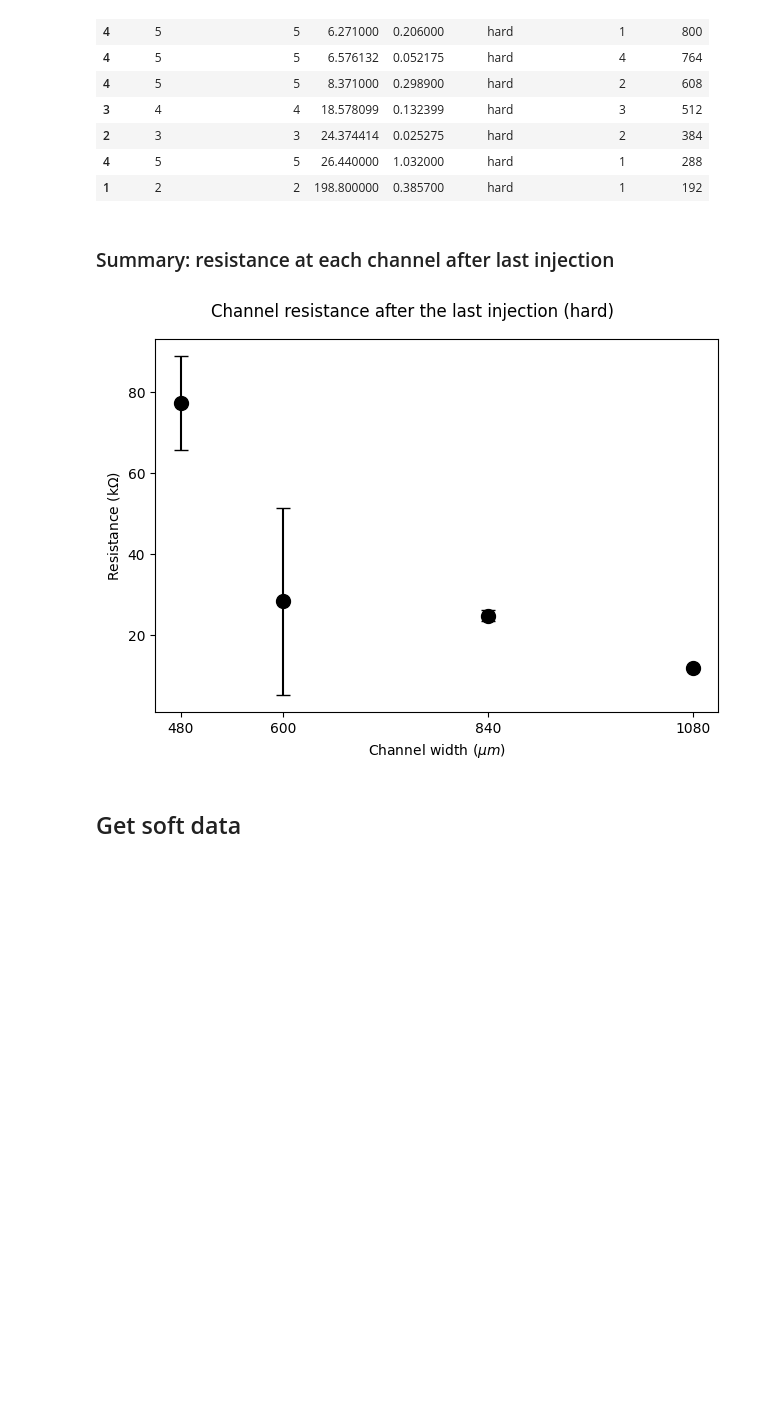
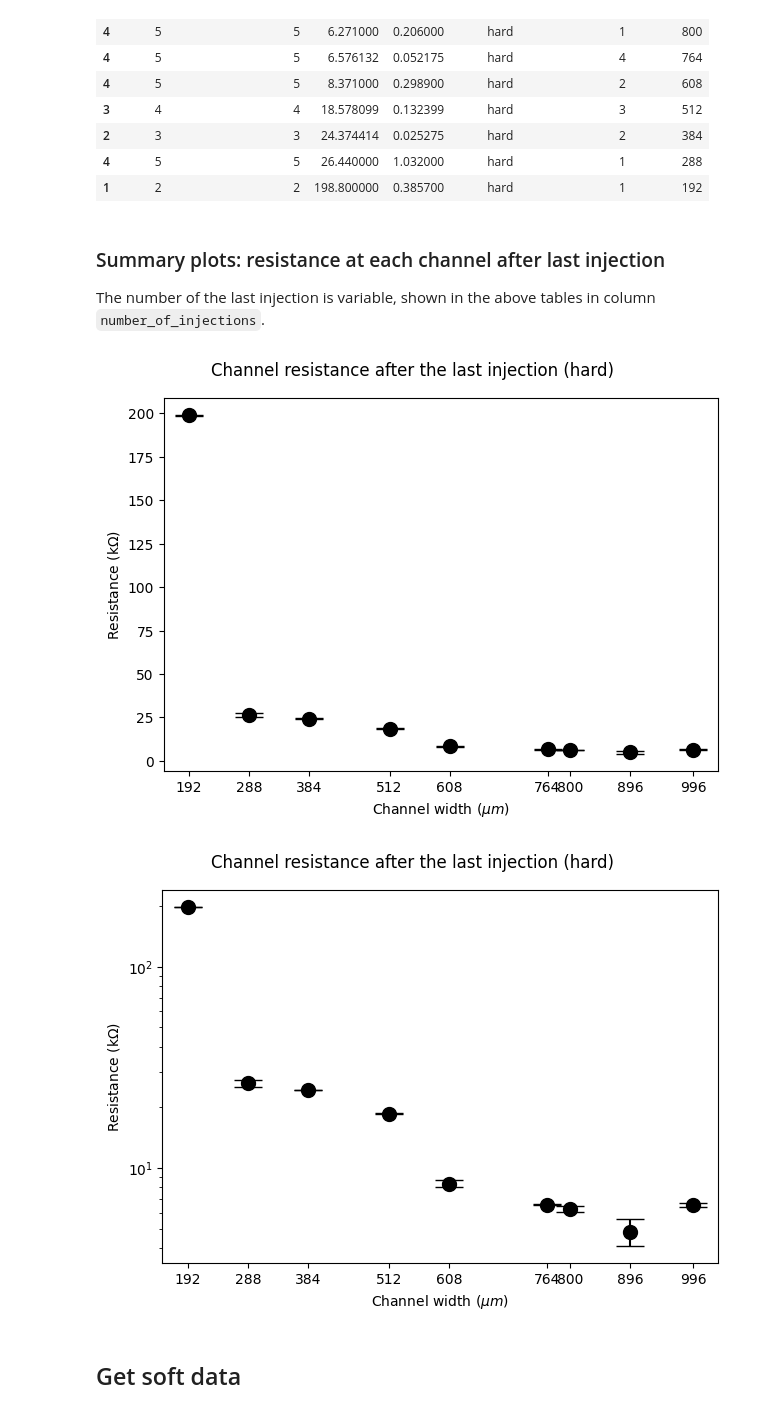
Before and after one commit to mkrause-nps/artificial-muscle, a Jupyter notebook: jupyter_notebooks/analise_thesis.ipynb, the cells around one changed output. Drawn from its saved outputs; the diff is of its cells as text; code cells hidden in the pictures; blank space fills up the shorter version.

```diff
--- a/jupyter_notebooks/analise_thesis.ipynb
+++ b/jupyter_notebooks/analise_thesis.ipynb
@@ -15,6 +16,8 @@ import matplotlib.pyplot as plt
 # %%
 figure_store_path = 'data/figs_sensors_actuators'
 PlotUtils.set_user_figure_dir(user_fig_directory=figure_store_path)
+nrows = 1
+ncols = 1
 title = ''
 ylabel = 'R [K$\Omega$]'
 xlabel_prefix = "injection number"
@@ -22,8 +25,9 @@ xlabel = "injection number"
 colors = None
 xlim = [0, 5]
 ylim = [0, 1e6]
-capsize = 2
+capsize = 10
 subplot_config = {'nrows': 1, 'ncols': 1}
+SAMPLE_NUM_CUTOFF = 1
 # %% [markdown]
 ### Functions - part 1
 # %%
@@ -87,10 +92,13 @@ def get_averaged_channel_data(data: list[tuple]) -> dict:
             chip_counter += 1
             print(f'processing chip: {chip}')
             channel_data.append(ChannelData(channel_width=chip[0], chip_id=chip[1], chip_type=chip[2]))
+
+        # Aggregate data:
         xdata, ydata__aggregated = aggregate_ydata_yerr_from_one_channel(channel_data)
         for d in ydata__aggregated:
             print(f'item in ydata__aggregated: {d}')
 
+        # Restructure data:
         restructured_data = Restructure.restructure(tuple(ydata__aggregated))
         if restructured_data == []:
             continue
@@ -112,14 +120,16 @@ def get_averaged_channel_data(data: list[tuple]) -> dict:
         out_data['chip_type'] = chip[2]
         out_data['number_of_chips'] = chip_counter
         out_data['chip_width'] = chip[0]
-        title = f'Weighted average: Chip type: {chip[2]}, id: {chip[1]}, width: {chip[0]}'
+        title = f'Weighted average: Chip type: {chip[2]}, width: {chip[0]}'
         figname = f'chip_id_{chip[1]}_type_{chip[2]}_width_{chip[0]}_weighted_data.png'
         print(f'printing: {figname}')
 
+        # Ticks on the x-axis are the chip widths we measured from:
         xticks = list(range(1, len(xdata) + 1))
 
-        PlotUtils.plot_scatter(xdata, weighted_ydata, yerr=weighted_yerr, subplot_config=subplot_config, figname=figname, title=title,
-                              capsize=capsize, xlabel=xlabel, ylabel=ylabel, xticks=xticks, colors=None)
+        PlotUtils.plot_scatter(xdata, weighted_ydata, yerr=weighted_yerr, nrows=nrows, ncols=ncols,
+                               figname=figname, title=title, capsize=capsize, xlabel=xlabel, ylabel=ylabel,
+                               xticks=xticks, colors=None)
 
         return out_data
 
@@ -249,19 +282,29 @@ df_last_injection
 | 4 | 5 | 5 | 26.440000 | 1.032000 | hard | 1 | 288 |
 | 1 | 2 | 2 | 198.800000 | 0.385700 | hard | 1 | 192 |
 # %% [markdown]
-### Summary: resistance at each channel after last injection
+### Summary plots: resistance at each channel after last injection
+The number of the last injection is variable, shown in the above tables in column `number_of_injections`.
 # %%
 # print(df_last_injection.chip_width.to_list())
 title = 'Channel resistance after the last injection (hard)'
 xlabel = 'Channel width ($\mu m$)'
 ylabel = 'Resistance (k$\Omega$)'
-fig_format = 'svg'
-figname = os.path.join(PlotUtils.glob_figpath, f'resistance_at_last_injection_hard.{fig_format}')
-PlotUtils.plot_scatter(df_last_injection.chip_width, df_last_injection.y_data, yerr=df_last_injection.y_err, xlabel=xlabel, ylabel=ylabel,
-                       subplot_config={'nrows': 1, 'ncols': 1}, xticks=df_last_injection.chip_width.to_list(), title=title, figname=figname,
-                       fig_format = fig_format)
+fig_format = 'png'
+# with linear y-scale
+figname = os.path.join(PlotUtils.glob_figpath, f'resistance_at_last_injection_hard_linear.{fig_format}')
+PlotUtils.plot_scatter(df_last_injection.chip_width, df_last_injection.y_data, yerr=df_last_injection.y_err,
+                       nrows=nrows, ncols=ncols, xlabel=xlabel, ylabel=ylabel,
+                       xticks=df_last_injection.chip_width.to_list(), title=title, figname=figname,
+                       fig_format=fig_format, capsize=capsize)
+# with logarithmic y-scale
+figname = os.path.join(PlotUtils.glob_figpath, f'resistance_at_last_injection_hard_logarithmic.{fig_format}')
+PlotUtils.plot_scatter(df_last_injection.chip_width, df_last_injection.y_data, yerr=df_last_injection.y_err,
+                       nrows=nrows, ncols=ncols, xlabel=xlabel, ylabel=ylabel,
+                       xticks=df_last_injection.chip_width.to_list(), title=title, figname=figname,
+                       fig_format=fig_format, capsize=capsize, yscale='log')
 # %% [output]
-[figure, old version]
+[figure, new version]
+[figure, added]
 # %% [markdown]
 ## Get soft data
 # %%
```
Also changed, not shown: parts of 12 cells of this notebook.
